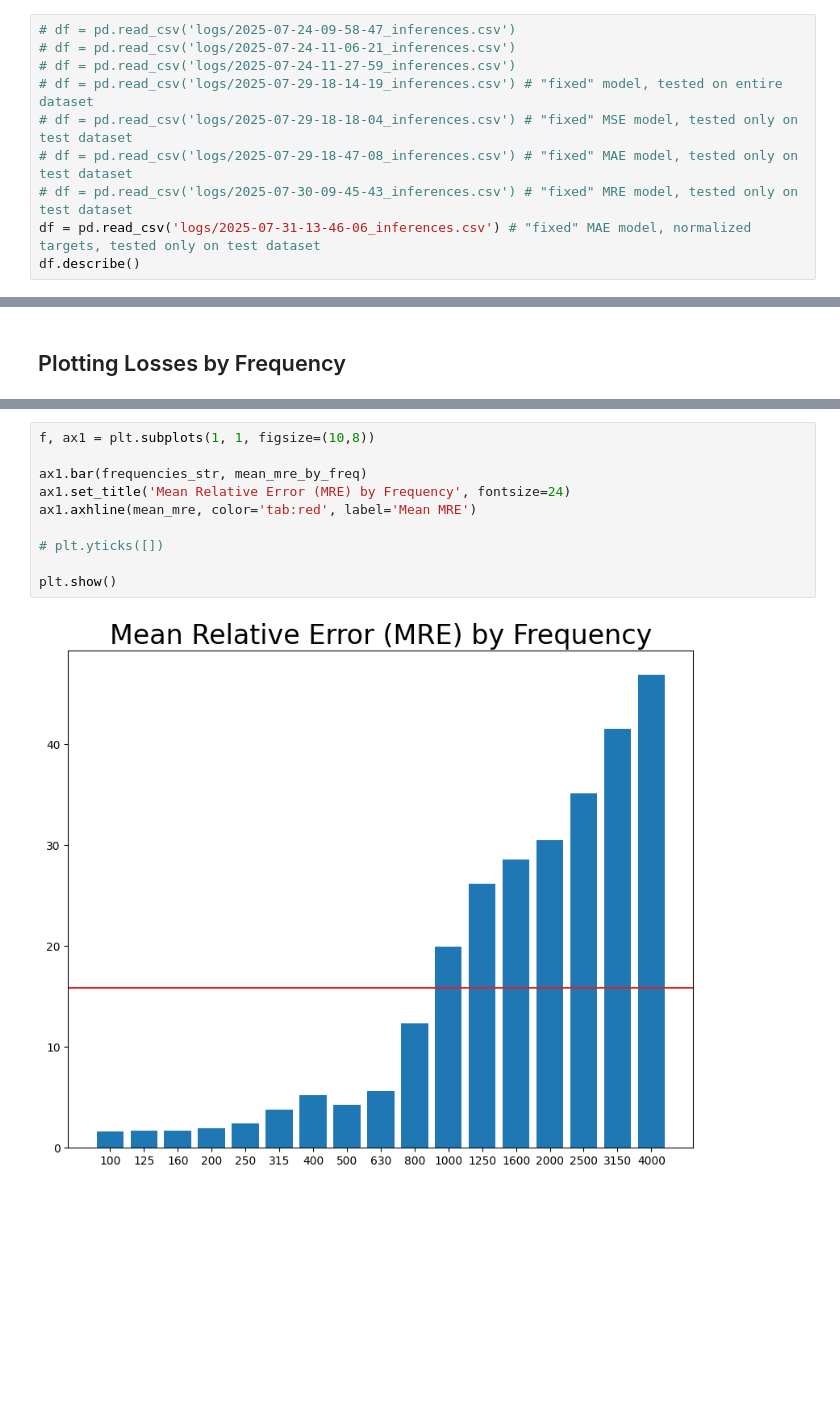
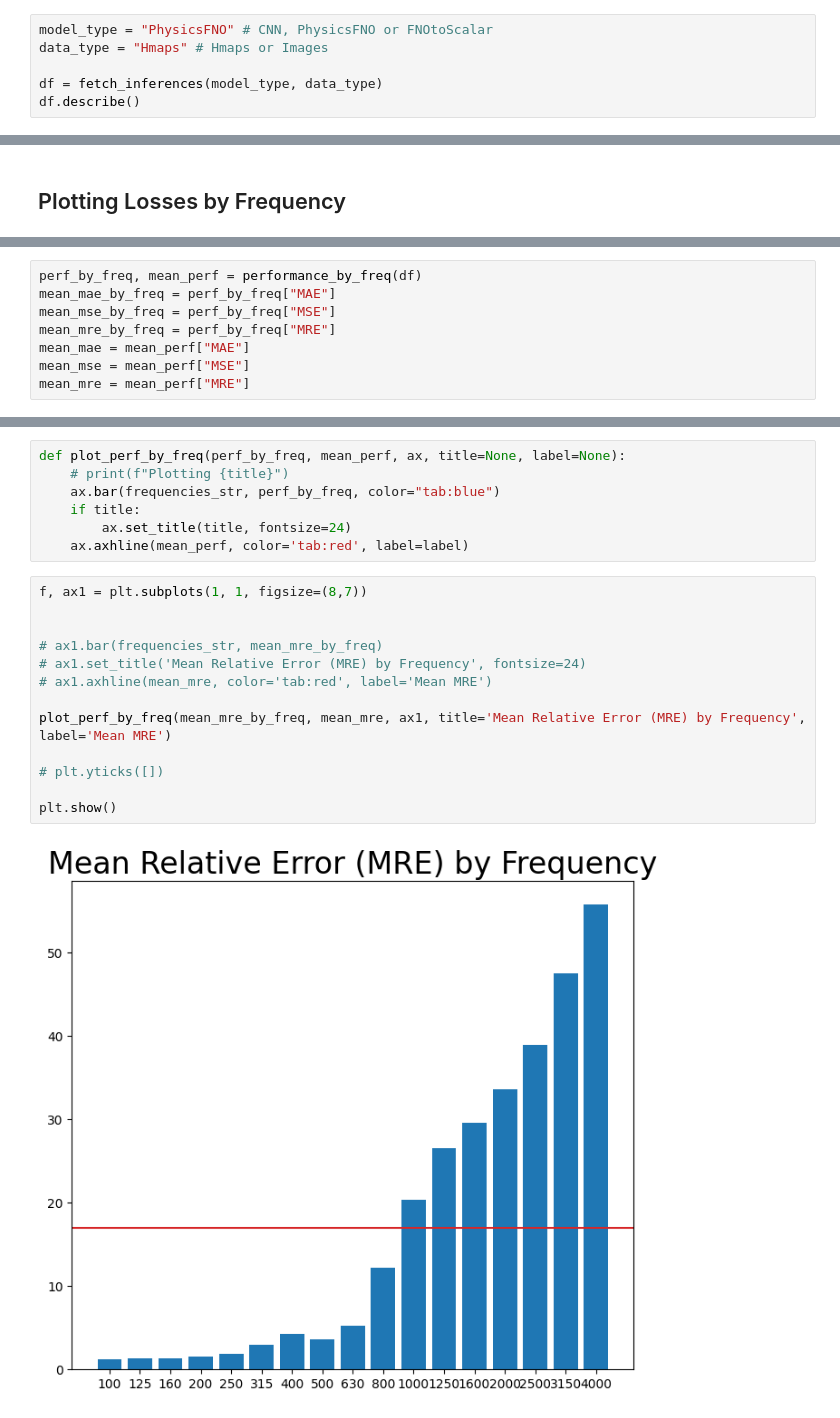
Before and after one commit to eboesch/AcousticDiffusers, a Jupyter notebook: plot_inference.ipynb, the cells around one changed output, grey strips where cells are left out. Saved outputs shown, nothing was run; the diff lists cells and outputs as text; blank space fills up the shorter version.

Commit message:
updated inferences script and adjusted it for fno

```diff
--- a/plot_inference.ipynb
+++ b/plot_inference.ipynb
@@ -5,12 +44,8 @@ import matplotlib.pyplot as plt
 # %%
-# df = pd.read_csv('logs/2025-07-24-09-58-47_inferences.csv')
-# df = pd.read_csv('logs/2025-07-24-11-06-21_inferences.csv')
-# df = pd.read_csv('logs/2025-07-24-11-27-59_inferences.csv')
-# df = pd.read_csv('logs/2025-07-29-18-14-19_inferences.csv') # "fixed" model, tested on entire dataset
-# df = pd.read_csv('logs/2025-07-29-18-18-04_inferences.csv') # "fixed" MSE model, tested only on test dataset
-# df = pd.read_csv('logs/2025-07-29-18-47-08_inferences.csv') # "fixed" MAE model, tested only on test dataset
-# df = pd.read_csv('logs/2025-07-30-09-45-43_inferences.csv') # "fixed" MRE model, tested only on test dataset
-df = pd.read_csv('logs/2025-07-31-13-46-06_inferences.csv') # "fixed" MAE model, normalized targets, tested only on test dataset
+model_type = "PhysicsFNO" # CNN, PhysicsFNO or FNOtoScalar
+data_type = "Hmaps" # Hmaps or Images
+
+df = fetch_inferences(model_type, data_type)
 df.describe()
 # %% [output]
 |  | targets_100 | preds_100 | mae_100 | mse_100 | mre_100 | targets_125 | preds_125 | mae_125 | mse_125 | mre_125 | ... |
@@ -80,3 +122,11 @@ mean_mre = np.mean(mean_mre_by_freq)
+# %%
+perf_by_freq, mean_perf = performance_by_freq(df)
+mean_mae_by_freq = perf_by_freq["MAE"]
+mean_mse_by_freq = perf_by_freq["MSE"]
+mean_mre_by_freq = perf_by_freq["MRE"]
+mean_mae = mean_perf["MAE"]
+mean_mse = mean_perf["MSE"]
+mean_mre = mean_perf["MRE"]
 # %%
 f, (ax1, ax2, ax3) = plt.subplots(1, 3, figsize=(21,6))
 
@@ -99,12 +149,22 @@ plt.show()
+# %%
+def plot_perf_by_freq(perf_by_freq, mean_perf, ax, title=None, label=None):
+    # print(f"Plotting {title}")
+    ax.bar(frequencies_str, perf_by_freq, color="tab:blue")
+    if title:
+        ax.set_title(title, fontsize=24)
+    ax.axhline(mean_perf, color='tab:red', label=label)
 # %%
-f, ax1 = plt.subplots(1, 1, figsize=(10,8))
+f, ax1 = plt.subplots(1, 1, figsize=(8,7))
 
-ax1.bar(frequencies_str, mean_mre_by_freq)
-ax1.set_title('Mean Relative Error (MRE) by Frequency', fontsize=24)
-ax1.axhline(mean_mre, color='tab:red', label='Mean MRE')
+
+# ax1.bar(frequencies_str, mean_mre_by_freq)
+# ax1.set_title('Mean Relative Error (MRE) by Frequency', fontsize=24)
+# ax1.axhline(mean_mre, color='tab:red', label='Mean MRE')
+
+plot_perf_by_freq(mean_mre_by_freq, mean_mre, ax1, title='Mean Relative Error (MRE) by Frequency', label='Mean MRE')
 
 # plt.yticks([])
 
 plt.show()
 # %% [output]
-[figure, old version]
+[figure, new version]
```
Also changed, not shown: parts of 8 cells of this notebook, 2 other files.
